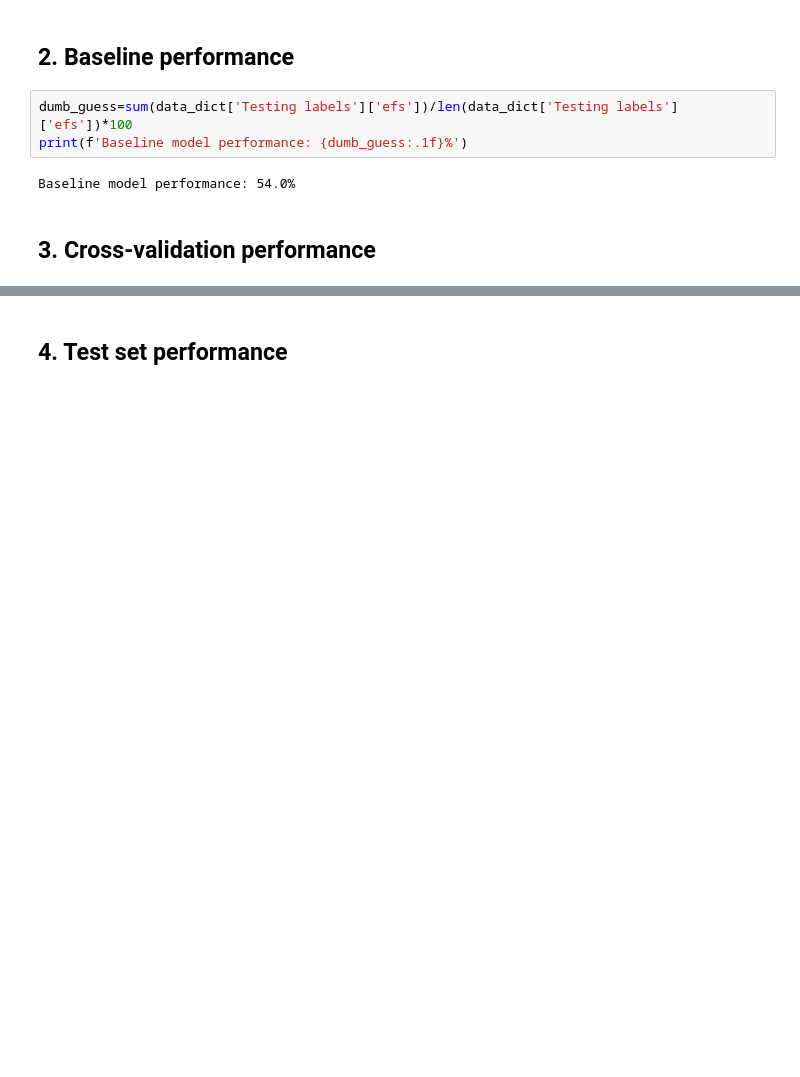
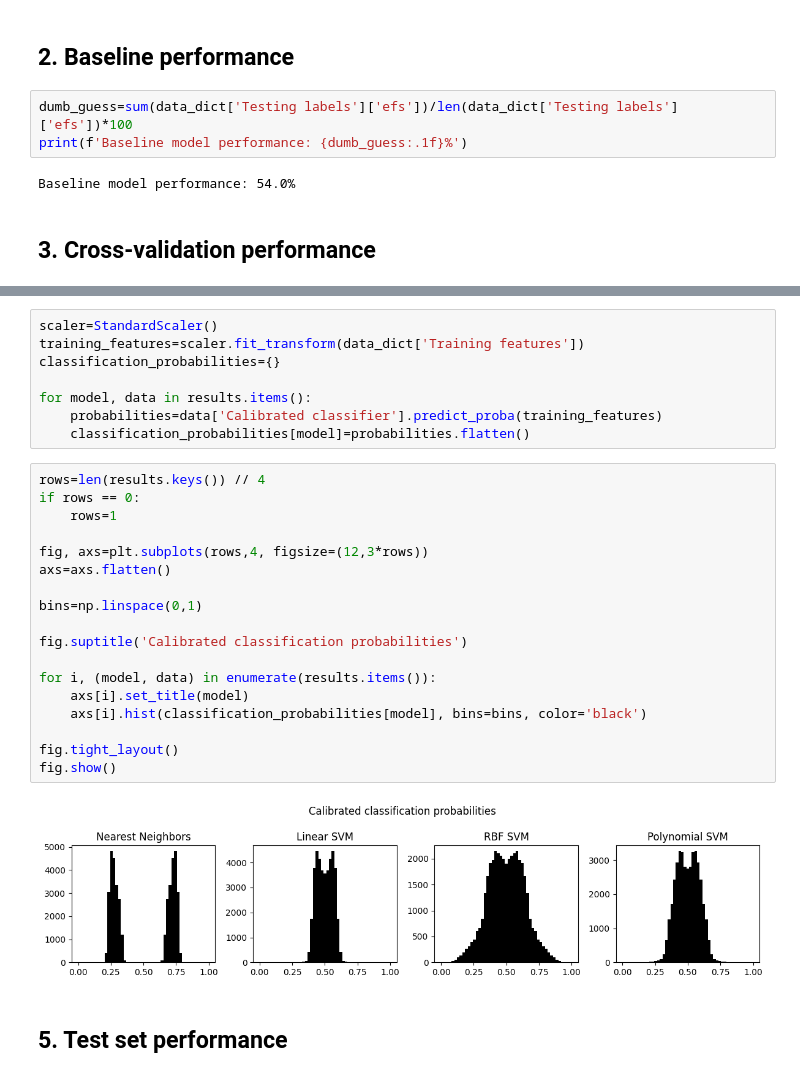
Before and after one commit to gperdrizet/HSCT_survival, a Jupyter notebook: notebooks/04.6-sklearn_classifier_test_results.ipynb, the cells around one changed output, grey strips where cells are left out. Drawn from its saved outputs; the diff is of its cells as text; blank space fills up the shorter version.

```diff
--- a/notebooks/04.6-sklearn_classifier_test_results.ipynb
+++ b/notebooks/04.6-sklearn_classifier_test_results.ipynb
@@ -55,4 +70,32 @@ fig.show()
+# %%
+scaler=StandardScaler()
+training_features=scaler.fit_transform(data_dict['Training features'])
+classification_probabilities={}
+
+for model, data in results.items():
+    probabilities=data['Calibrated classifier'].predict_proba(training_features)
+    classification_probabilities[model]=probabilities.flatten()
+# %%
+rows=len(results.keys()) // 4
+if rows == 0:
+    rows=1
+
+fig, axs=plt.subplots(rows,4, figsize=(12,3*rows))
+axs=axs.flatten()
+
+bins=np.linspace(0,1)
+
+fig.suptitle('Calibrated classification probabilities')
+
+for i, (model, data) in enumerate(results.items()):
+    axs[i].set_title(model)
+    axs[i].hist(classification_probabilities[model], bins=bins, color='black')
+
+fig.tight_layout()
+fig.show()
+# %% [output]
+[figure, added]
 # %% [markdown]
-## 4. Test set performance
+## 5. Test set performance
 # %%
 rows=len(results.keys()) // 4
```
Also changed, not shown: parts of 6 cells of this notebook.
